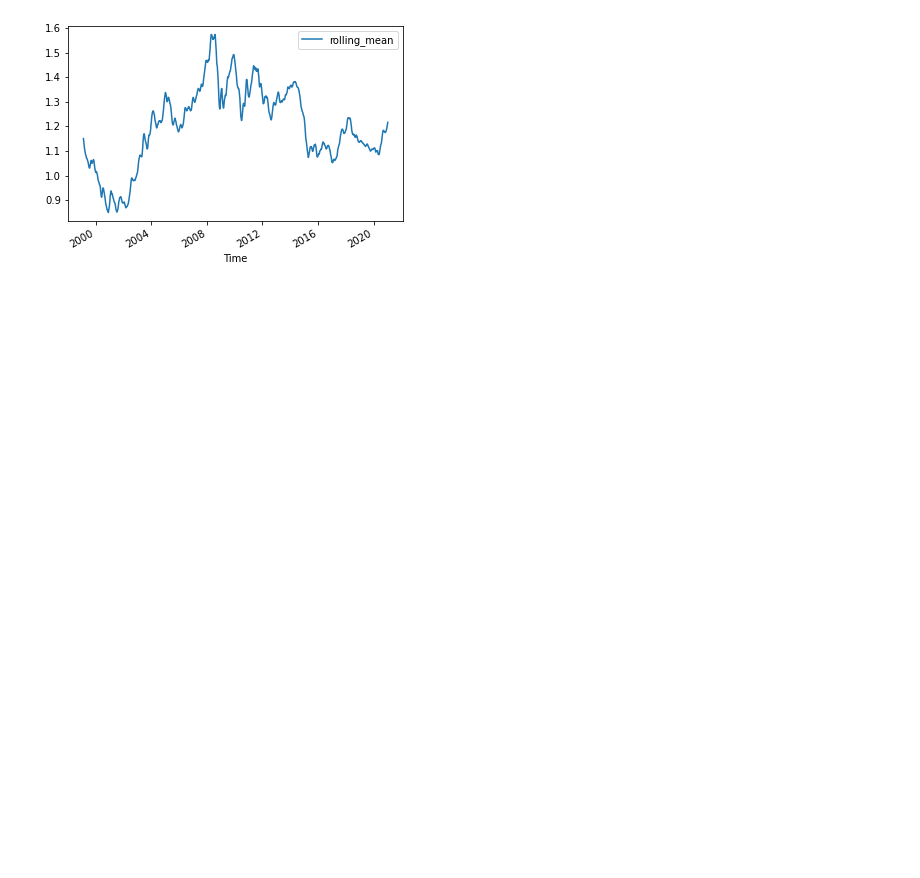
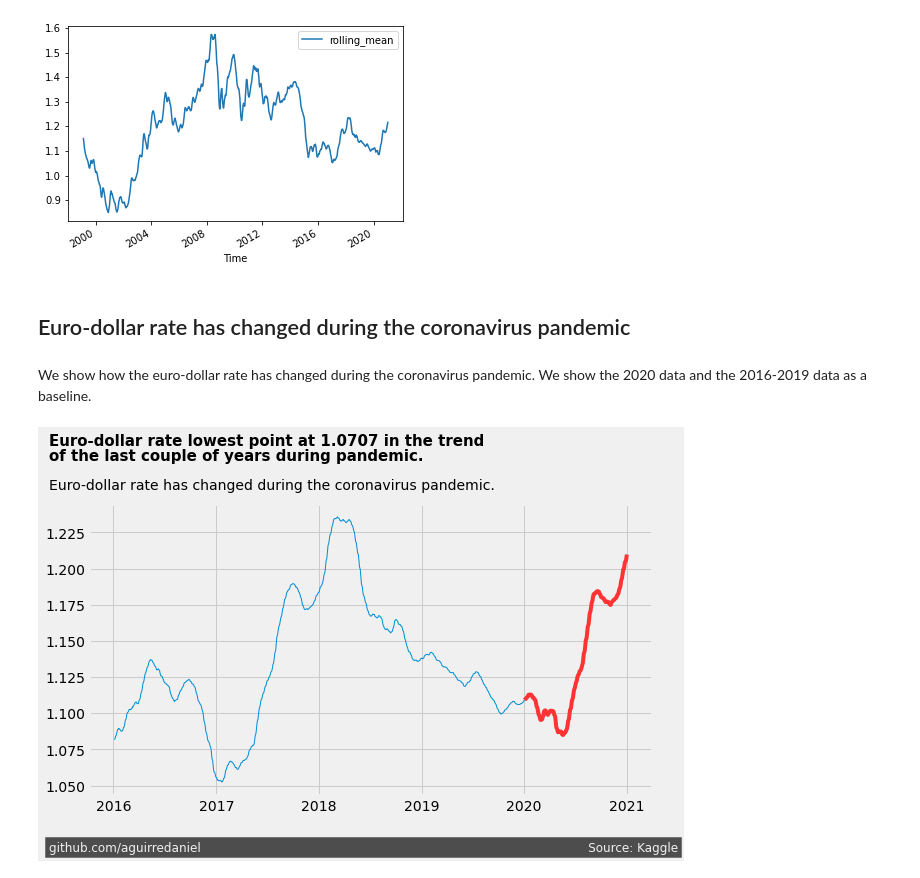
Before and after one commit to aguirredaniel/dataquest-projects, a Jupyter notebook: Storytelling_Data_Visualization_Exchange_Rates/basics.ipynb, the cells around one changed output. Drawn from its saved outputs; the diff is of its cells as text; code cells hidden in the pictures; blank space fills up the shorter version.

Commit message:
6. Coding the Graph

```diff
--- a/Storytelling_Data_Visualization_Exchange_Rates/basics.ipynb
+++ b/Storytelling_Data_Visualization_Exchange_Rates/basics.ipynb
@@ -118,3 +118,34 @@ euro_to_dollar.plot('Time', 'rolling_mean')
 plt.show()
 # %% [output]
 [figure]
+# %% [markdown]
+ ##  Euro-dollar rate has changed during the coronavirus pandemic
+# %% [markdown]
+We show how the euro-dollar rate has changed during the coronavirus pandemic. We  show the 2020 data and the 2016-2019 data as a baseline.
+# %%
+euro_to_dollar_after  = euro_to_dollar[euro_to_dollar['Time'].dt.year == 2020]
+euro_to_dollar_pandemic = euro_to_dollar[euro_to_dollar['Time'].dt.year == 2020]
+euro_to_dollar_period = euro_to_dollar[euro_to_dollar['Time'].dt.year.between(2016, 2020)]
+# %%
+fig, ax = plt.subplots(figsize=(9, 5))
+plt.style.use('fivethirtyeight')
+
+# Graphing the 2020 data and 2016-2019 data.
+ax.plot(euro_to_dollar_period['Time'], euro_to_dollar_period['rolling_mean'], linewidth=1)
+ax.plot(euro_to_dollar_pandemic['Time'], euro_to_dollar_pandemic['rolling_mean'], color='#ff3333')
+
+# Adding title and subtittle.
+ax.text(16570, 1.285, 'Euro-dollar rate lowest point at 1.0707 in the trend', size=15, weight='bold')
+ax.text(16570, 1.275, 'of the last couple of years during pandemic.', size=15, weight='bold')
+ax.text(16570, 1.255, 'Euro-dollar rate has changed during the coronavirus pandemic.')
+
+
+# Adding a Signature
+ax.text(16570, 1.005,
+        'github.com/aguirredaniel' + ' ' * 100 + 'Source: Kaggle',
+        color='#f0f0f0', backgroundcolor='#4d4d4d',
+        size=12)
+
+plt.show()
+# %% [output]
+[figure, added]
```
Also changed, not shown: parts of 2 cells of this notebook.
